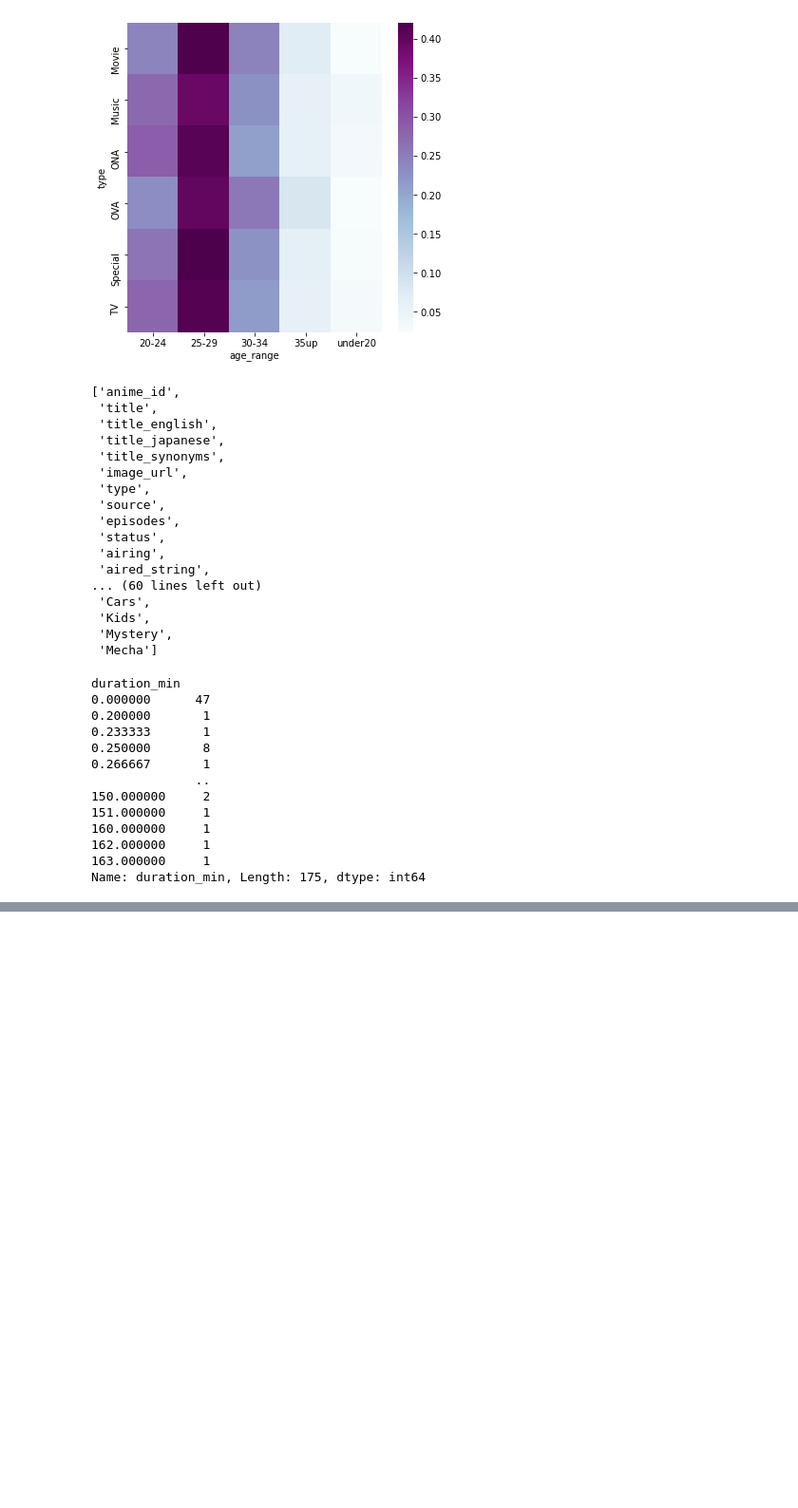
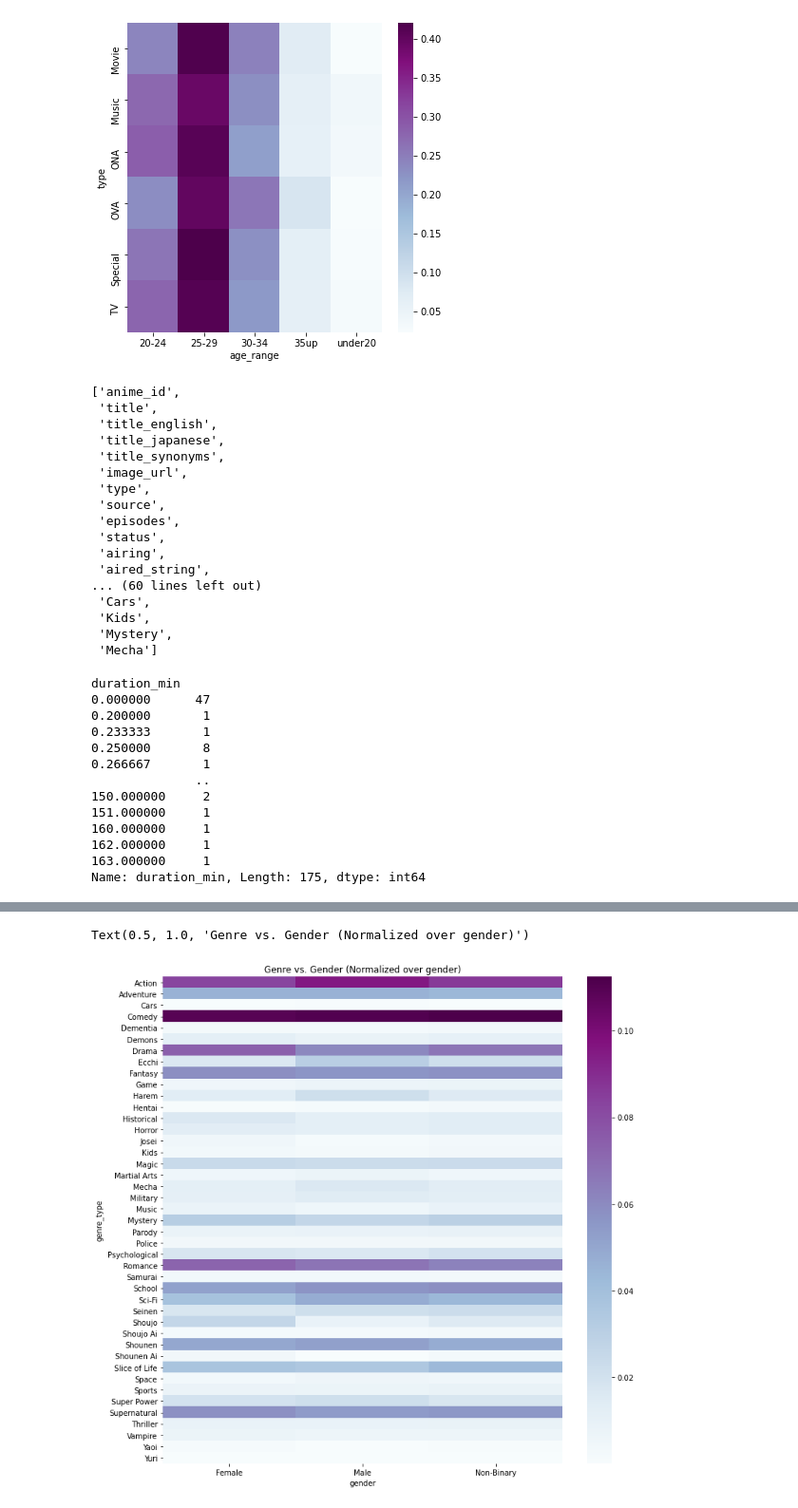
Before and after one commit to Courtneyytam/MSCI446, a Jupyter notebook: Court_EDA.ipynb, the cells around one changed output, grey strips where cells are left out. Shown at 95% size. Saved outputs shown, nothing was run; the diff lists cells and outputs as text; code cells hidden in the pictures; blank space fills up the shorter version.

```diff
--- a/Court_EDA.ipynb
+++ b/Court_EDA.ipynb
@@ -848,3 +864,5 @@ anime_Age
 | 31284028 | 37896 | 25-29 |
 | 31284029 | 37896 | 20-24 |
 31284030 rows × 2 columns
+# %%
+df4 = users_anime_join[['anime_id','gender','country','age_range']].copy()
@@ -989,0 +1048,10 @@ sns.heatmap(ageVduration_HT, cmap='BuPu')
+# %%
+finaldf = pd.merge(df4, df3, on='anime_id')
+# %%
+gender_HT = pd.crosstab(finaldf.genre_type, finaldf.gender, normalize=1)
+fig = plt.figure(figsize=(12,12))
+hm2 = sns.heatmap(gender_HT, cmap='BuPu')
+hm2.set_title('Genre vs. Gender (Normalized over gender)')
+# %% [output]
+Text(0.5, 1.0, 'Genre vs. Gender (Normalized over gender)')
+[figure, added]
```
Also changed, not shown: parts of 16 cells of this notebook, 1 other file.
